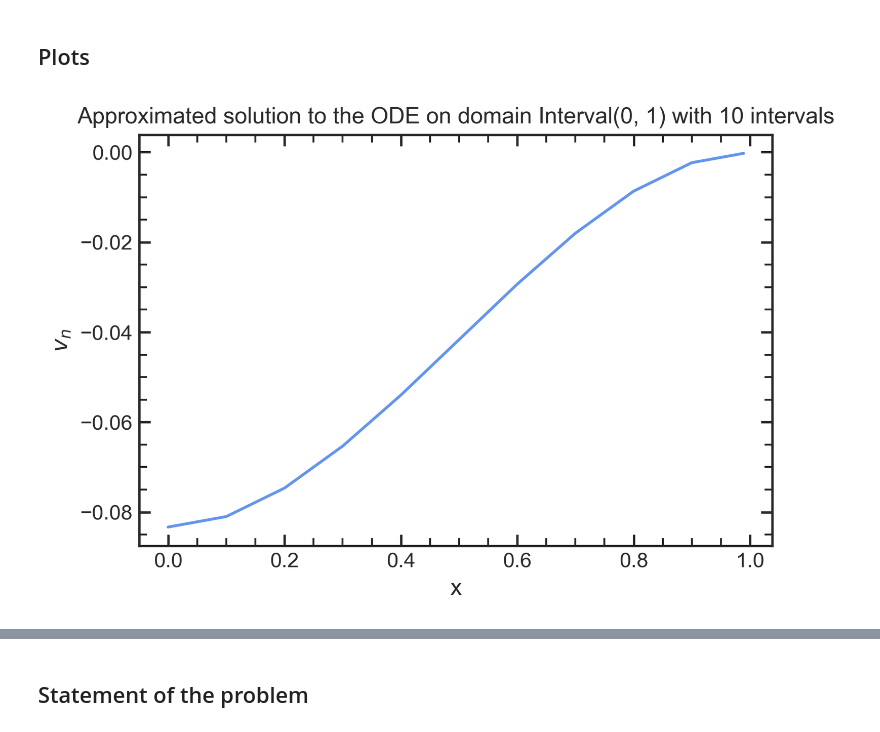
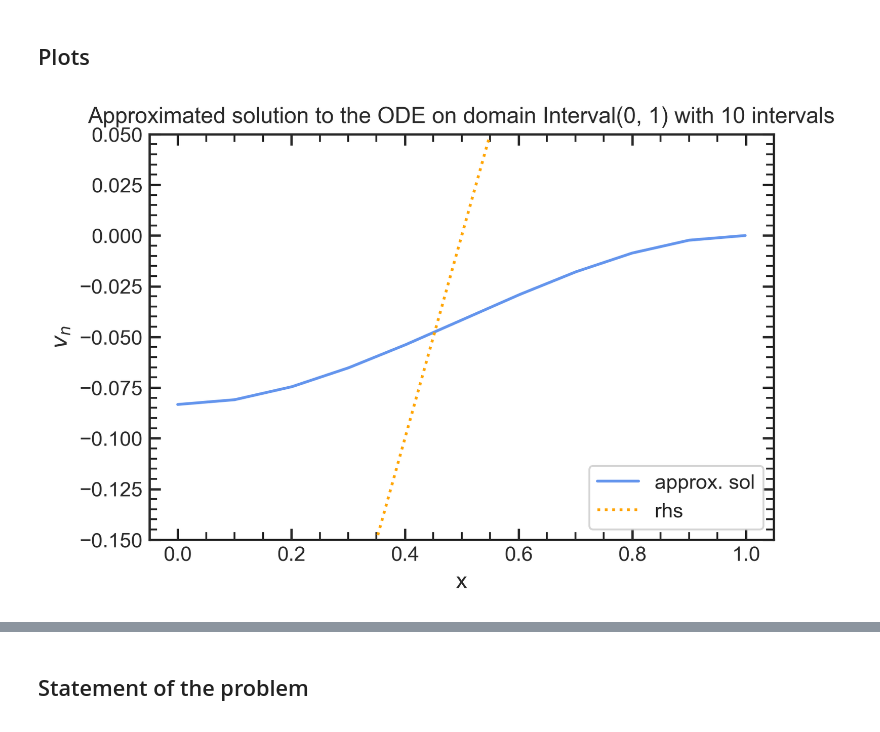
Before and after one commit to martina01natali/MMP, a Jupyter notebook: Project/Neumann/Matrix_finite_elements.ipynb, the cells around one changed output, grey strips where cells are left out. Drawn from its saved outputs; the diff is of its cells as text; code cells hidden in the pictures.

```diff
--- a/Project/Neumann/Matrix_finite_elements.ipynb
+++ b/Project/Neumann/Matrix_finite_elements.ipynb
@@ -38,6 +42,11 @@ n = 10
 # Width of each interval
 hvalue = (domain.measure/n).evalf()
 
+# Number of points for the plots
+npoints = 1000
+npoints_per_interval = int(npoints/n)-1
+x_subvalue = hvalue/npoints_per_interval
+
     # ----------------------------------------------------------------------
         # Main variables definition
 
@@ -423,5 +461,5 @@ redu_e = e[0:-1, :]; redu_e
 $\displaystyle \left[\begin{matrix}1 - \frac{x}{h} & 0 & 0 & 0 & 0 & 0 & 0 & 0 & 0 & 0\\\frac{x}{h} & 2 - \frac{x}{h} & 0 & 0 & 0 & 0 & 0 & 0 & 0 & 0\\0 & -1 + \frac{x}{h} & 3 - \frac{x}{h} & 0 & 0 & 0 & 0 & 0 & 0 & 0\\0 & 0 & -2 + \frac{x}{h} & 4 - \frac{x}{h} & 0 & 0 & 0 & 0 & 0 & 0\\0 & 0 & 0 & -3 + \frac{x}{h} & 5 - \frac{x}{h} & 0 & 0 & 0 & 0 & 0\\0 & 0 & 0 & 0 & -4 + \frac{x}{h} & 6 - \frac{x}{h} & 0 & 0 & 0 & 0\\0 & 0 & 0 & 0 & 0 & -5 + \frac{x}{h} & 7 - \frac{x}{h} & 0 & 0 & 0\\0 & 0 & 0 & 0 & 0 & 0 & -6 + \frac{x}{h} & 8 - \frac{x}{h} & 0 & 0\\0 & 0 & 0 & 0 & 0 & 0 & 0 & -7 + \frac{x}{h} & 9 - \frac{x}{h} & 0\\0 & 0 & 0 & 0 & 0 & 0 & 0 & 0 & -8 + \frac{x}{h} & 10 - \frac{x}{h}\end{matrix}\right]$
 # %%
 u = (ui.T*redu_e).subs(h, hvalue).evalf(5);
-u = u.subs(h, hvalue).evalf(5); u
+u = u.subs(h, hvalue).evalf(5); Matrix(u).T
 # %% [output]
@@ -431,36 +469,35 @@ $\displaystyle \left[\begin{matrix}0.023333 x - 0.083333 & 0.063333 x - 0.087333
 # %%
 # We evaluate the values of the solution on a grid of 10 subintervals
 # per interval (as done before in refined), with a step of 1/hvalue
-
-npoints = 100
-npoints_per_interval = int(npoints/n)-1
-x_subvalue = hvalue/npoints_per_interval
 
 yrefined = []
 xrefined = []
 for index, entry in enumerate(list(u)):
     for subinterval in range(npoints_per_interval):
         xval = hvalue*index+x_subvalue*subinterval
         yrefined.append(entry.subs(x, xval).evalf(5))
         xrefined.append(round(xval, 5))
 yrefined = np.array(yrefined)
 xrefined = np.array(xrefined)
 
 y_truerefined = np.array([u_true.subs(x, xrefined[i]).evalf(5) for i in range(len(xrefined))]); # y_truerefined
-
+f_refined = np.array([rhs.subs(x, xrefined[i]).evalf(5) for i in range(len(xrefined))]); # f_refined
 error_refined = y_truerefined-yrefined; # error_refined
 
 plt.close()
 
 # Plot of the approximated solution
 plt.figure(2, figsize=(6,4), dpi=300)
-plt.plot(xrefined, yrefined, color='cornflowerblue')
+plt.plot(xrefined, yrefined, color='cornflowerblue', label='approx. sol')
+plt.plot(xrefined, f_refined, color='orange', linestyle=':', label='rhs')
 plt.xlabel('x')
 plt.ylabel(r'$v_n$')
 plt.title(f'Approximated solution to the ODE on domain {domain.closure} with {n} intervals')
+plt.legend(loc='lower right')
+plt.ylim(-.15, .05)
 plt.show()
 # %% [output]
-[figure, old version]
+[figure, new version]
 # %%
 # Plot of the true solution VS approximated and of the difference between
 # WARNING: run only if you have provided a true solution
```
Also changed, not shown: parts of 17 cells of this notebook, 2 other files.
